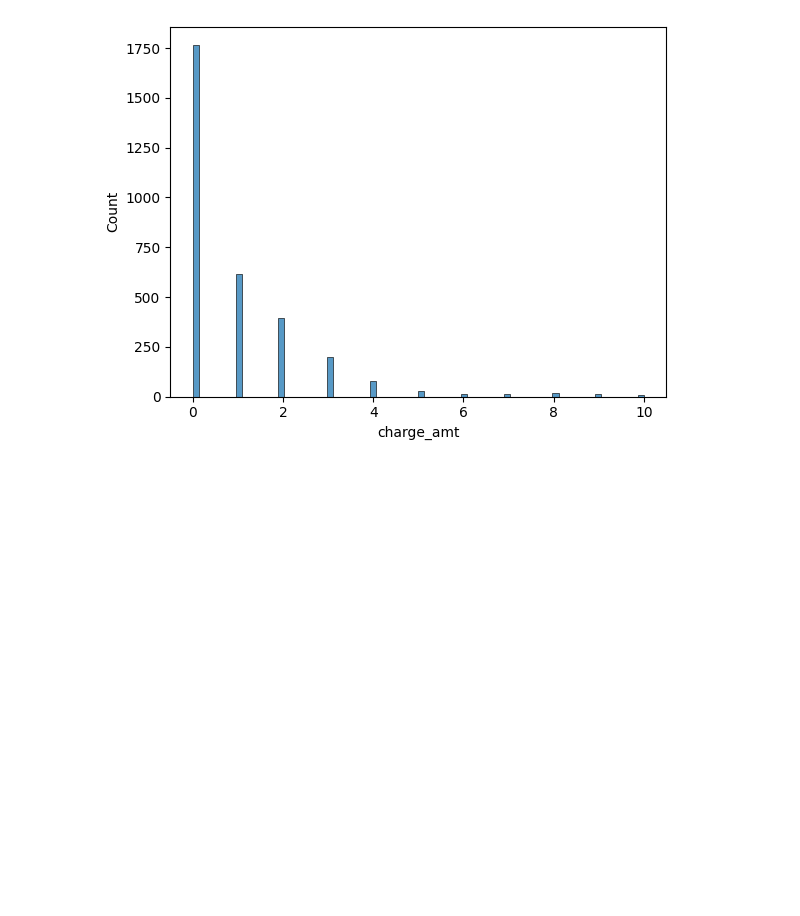
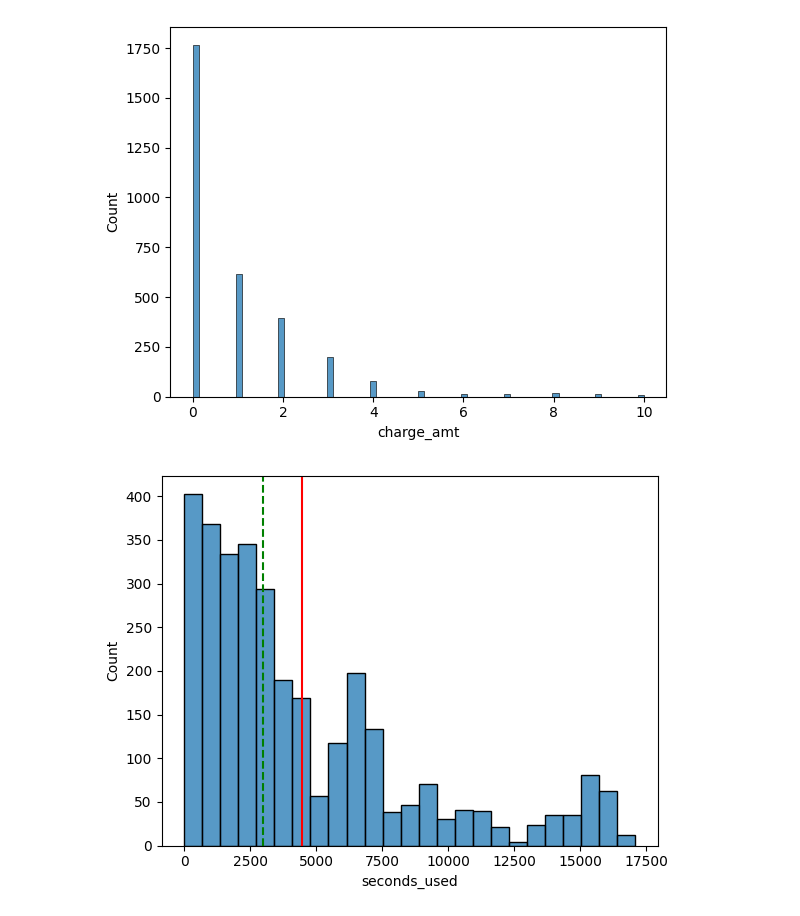
Before and after one commit to mlcuadra1/Churn-Risk-EDA, a Jupyter notebook: notebooks/Script 2 - EDA.ipynb, the cells around one changed output. Saved outputs shown, nothing was run; the diff lists cells and outputs as text; code cells hidden in the pictures; blank space fills up the shorter version.

```diff
--- a/notebooks/Script 2 - EDA.ipynb
+++ b/notebooks/Script 2 - EDA.ipynb
@@ -150,3 +150,9 @@ sns.histplot(x='charge_amt', data=df)
 # %% [output]
 <Axes: xlabel='charge_amt', ylabel='Count'>
 [figure]
+# %%
+sns.histplot(x='seconds_used', data=df)
+
+draw_mean_median(df['seconds_used'])
+# %% [output]
+[figure, added]
```
Also changed, not shown: parts of 8 cells of this notebook.
